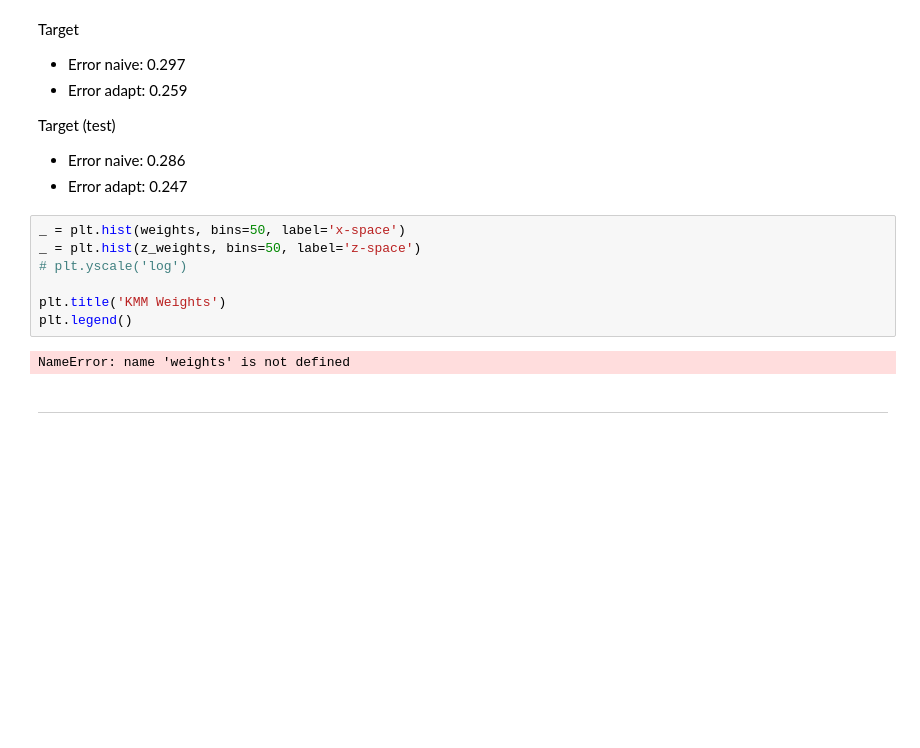
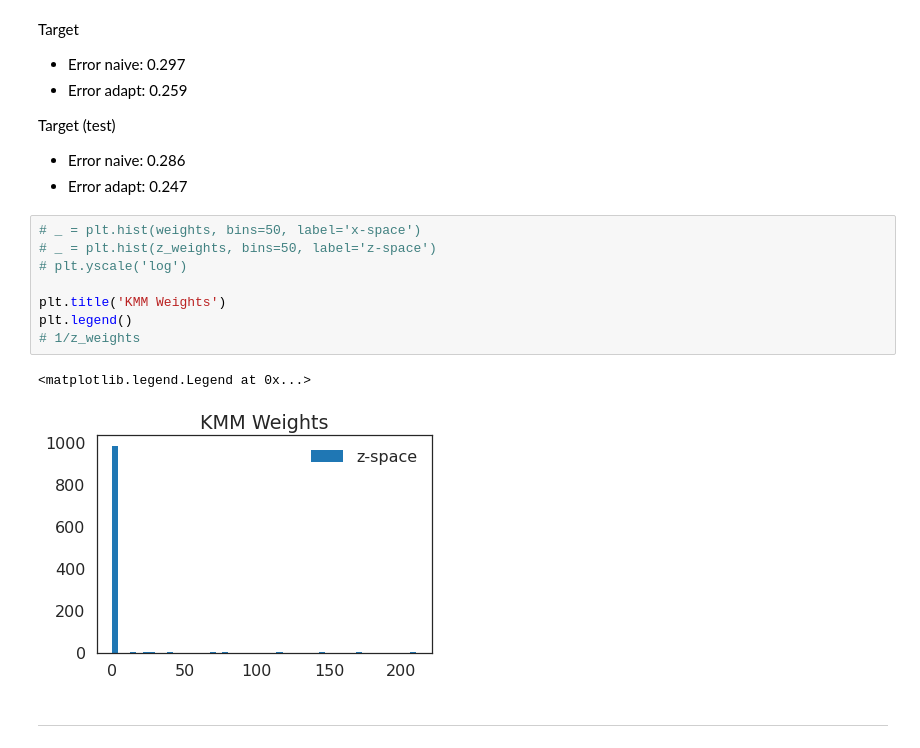
Before and after one commit to ermongroup/f-dre, a Jupyter notebook: notebooks/kmm-redo-final.ipynb, the cells around one changed output. Saved outputs shown, nothing was run; the diff lists cells and outputs as text; blank space fills up the shorter version.

```diff
--- a/notebooks/kmm-redo-final.ipynb
+++ b/notebooks/kmm-redo-final.ipynb
@@ -216,14 +215,16 @@ Target (test)
 - Error naive: 0.286
 - Error adapt: 0.247
 # %%
-_ = plt.hist(weights, bins=50, label='x-space')
-_ = plt.hist(z_weights, bins=50, label='z-space')
+# _ = plt.hist(weights, bins=50, label='x-space')
+# _ = plt.hist(z_weights, bins=50, label='z-space')
 # plt.yscale('log')
 
 plt.title('KMM Weights')
 plt.legend()
+# 1/z_weights
 # %% [output]
-NameError: name 'weights' is not defined
+<matplotlib.legend.Legend at 0x...>
+[figure, added]
 # %% [markdown]
 ---------
 # %% [markdown]
```
Also changed, not shown: parts of 30 cells of this notebook, 2 other files.
